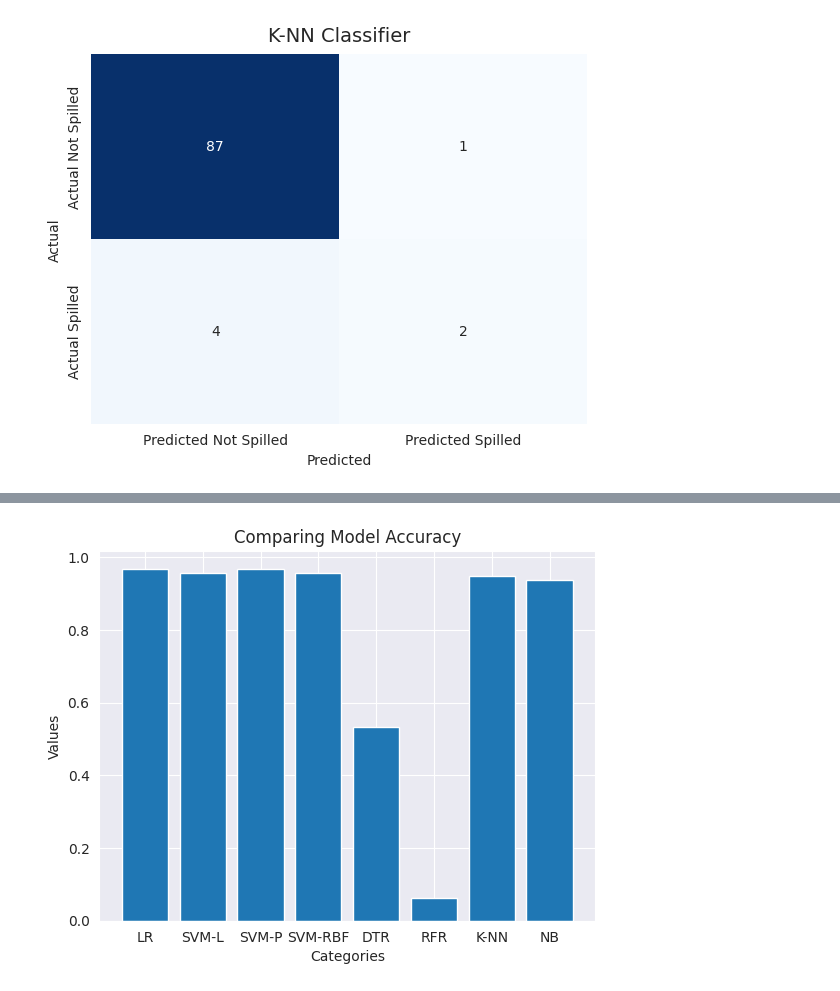
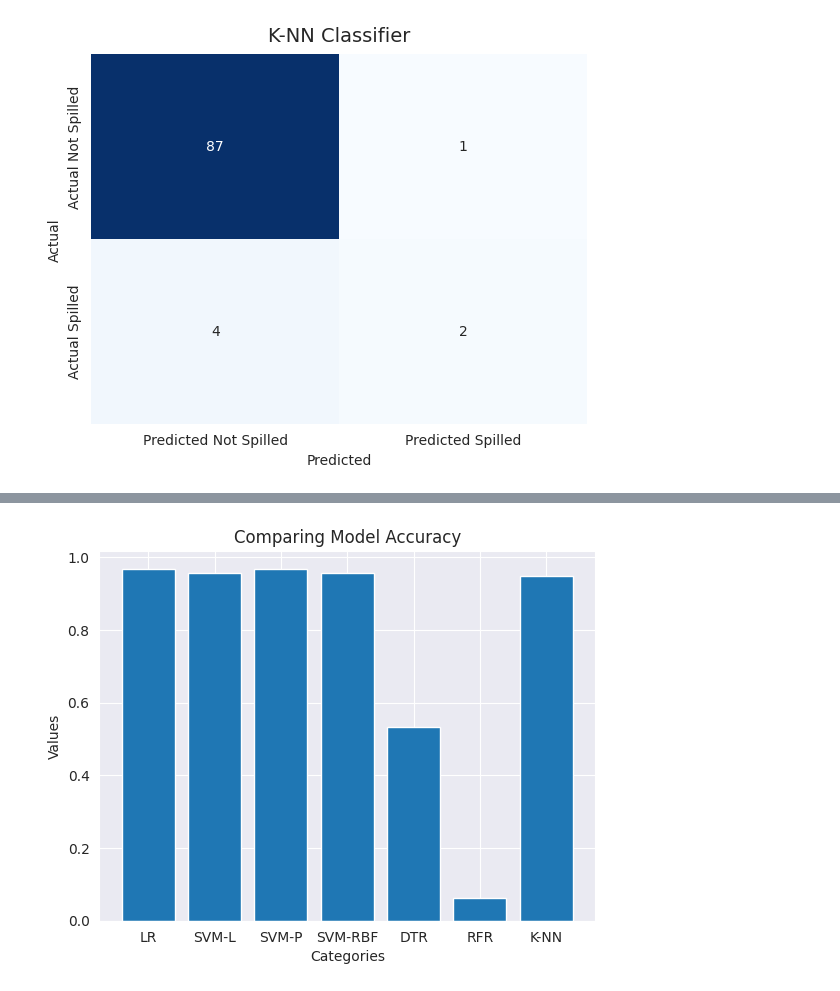
Before and after one commit to Deadly-Smile/Data-Science-Staff, a Jupyter notebook: pythonProject/Oil_Spill_Detection.ipynb, the cells around one changed output, grey strips where cells are left out. Cells and saved outputs as stored; diff of their text form; code cells hidden in the pictures.

```diff
--- a/pythonProject/Oil_Spill_Detection.ipynb
+++ b/pythonProject/Oil_Spill_Detection.ipynb
@@ -252,8 +244,0 @@ y_pred = classifier.predict(X_test)
-# %%
-from sklearn.metrics import confusion_matrix
-cm = confusion_matrix(y_test, y_pred)
-correct_predictions = np.trace(cm)
-total_predictions = np.sum(cm)
-accuracy = correct_predictions / total_predictions
-accuracyArray.append(accuracy)
-print("Accuracy:", accuracy)
@@ -273,15 +246,15 @@ plt.show()
 # Comparing Model Results
 # %%
 indices = np.arange(len(accuracyArray))
-category_names = np.array(['LR', 'SVM-L', 'SVM-P', 'SVM-RBF', 'DTR', 'RFR', 'K-NN', 'NB'])
+category_names = np.array(['LR', 'SVM-L', 'SVM-P', 'SVM-RBF', 'DTR', 'RFR', 'K-NN'])
 
 plt.bar(indices, accuracyArray)
 
 plt.xticks(indices, category_names)
 plt.xlabel('Categories')
 plt.ylabel('Values')
 plt.title('Comparing Model Accuracy')
 
 plt.show()
 # %% [output]
-[figure, old version]
+[figure, new version]
```
Also changed, not shown: parts of 4 cells of this notebook, 3 other files.
